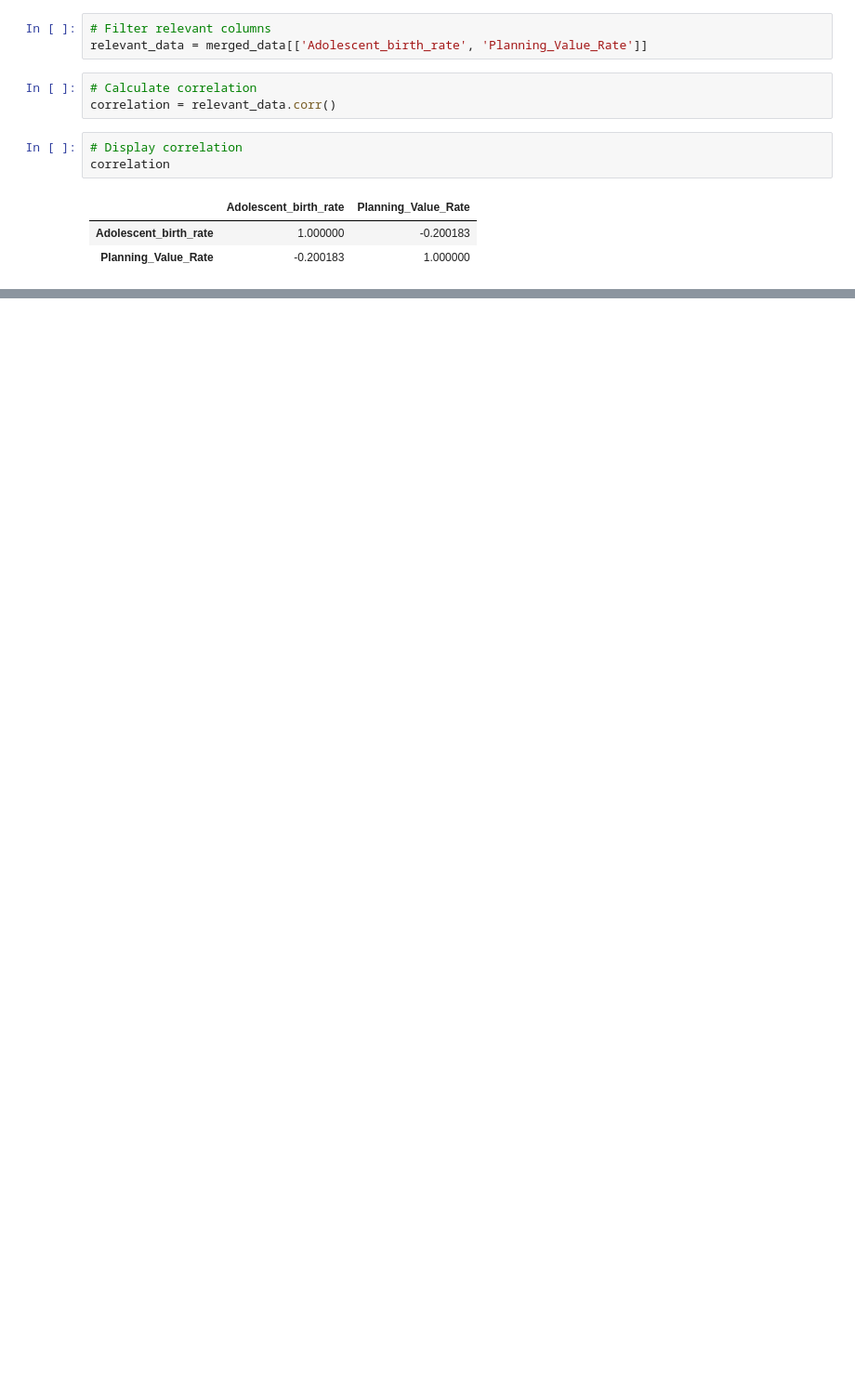
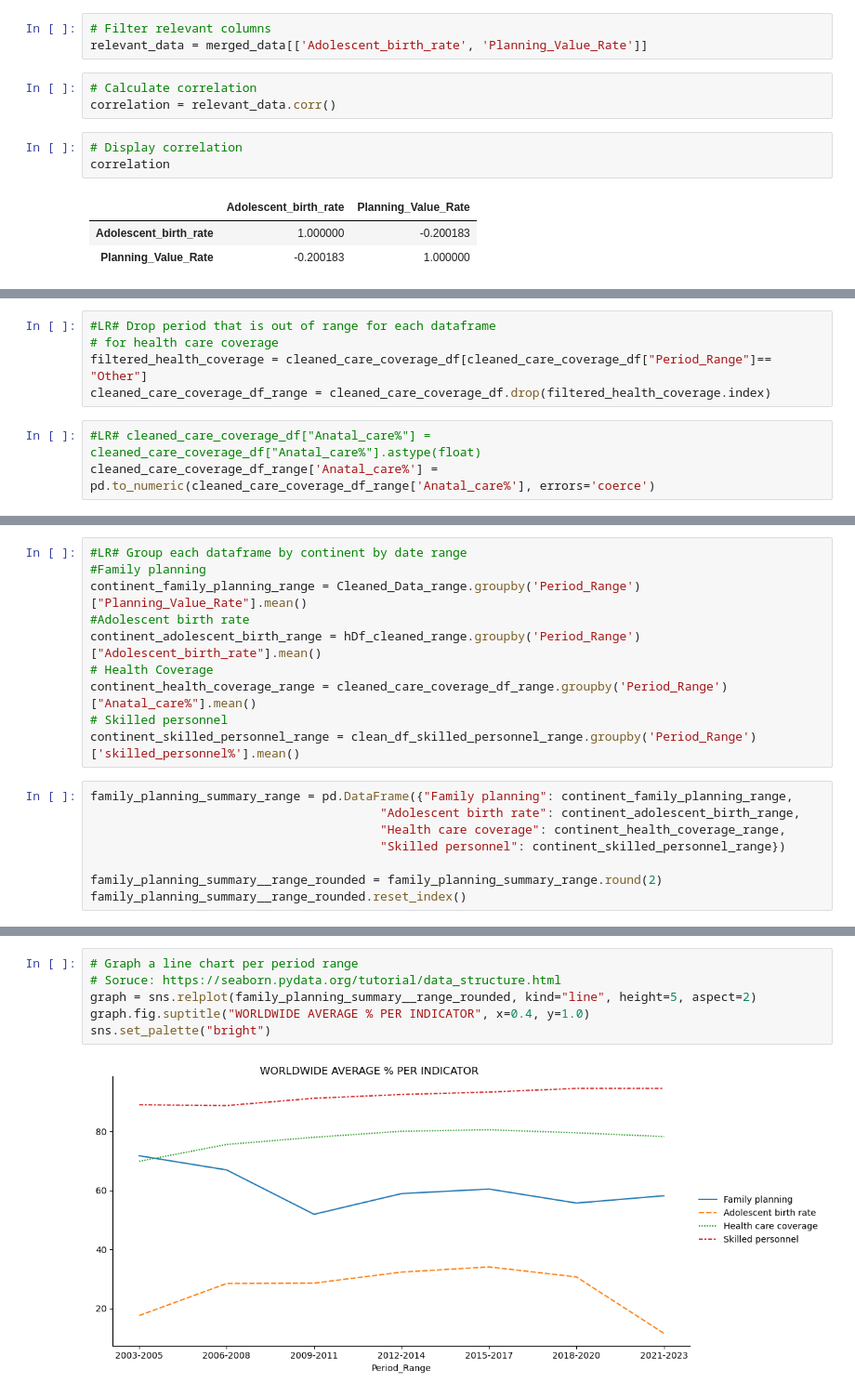
Before and after one commit to laurar9889/Project_3_Team_1, a Jupyter notebook: main_file.ipynb, the cells around one changed output, grey strips where cells are left out. Shown at 93% size. Saved outputs shown, nothing was run; the diff lists cells and outputs as text; blank space fills up the shorter version.

```diff
--- a/main_file.ipynb
+++ b/main_file.ipynb
@@ -1102,0 +1125,8 @@ correlation
+# %%
+#LR# Drop period that is out of range for each dataframe
+# for health care coverage
+filtered_health_coverage = cleaned_care_coverage_df[cleaned_care_coverage_df["Period_Range"]== "Other"]
+cleaned_care_coverage_df_range = cleaned_care_coverage_df.drop(filtered_health_coverage.index)
+# %%
+#LR# cleaned_care_coverage_df["Anatal_care%"] = cleaned_care_coverage_df["Anatal_care%"].astype(float)
+cleaned_care_coverage_df_range['Anatal_care%'] = pd.to_numeric(cleaned_care_coverage_df_range['Anatal_care%'], errors='coerce')
@@ -1102,0 +1275,18 @@ correlation
+# %%
+#LR# Group each dataframe by continent by date range
+#Family planning
+continent_family_planning_range = Cleaned_Data_range.groupby('Period_Range')["Planning_Value_Rate"].mean()
+#Adolescent birth rate
+continent_adolescent_birth_range = hDf_cleaned_range.groupby('Period_Range')["Adolescent_birth_rate"].mean()
+# Health Coverage
+continent_health_coverage_range = cleaned_care_coverage_df_range.groupby('Period_Range')["Anatal_care%"].mean()
+# Skilled personnel
+continent_skilled_personnel_range = clean_df_skilled_personnel_range.groupby('Period_Range')['skilled_personnel%'].mean()
+# %%
+family_planning_summary_range = pd.DataFrame({"Family planning": continent_family_planning_range,
+                                        "Adolescent birth rate": continent_adolescent_birth_range,
+                                        "Health care coverage": continent_health_coverage_range,
+                                        "Skilled personnel": continent_skilled_personnel_range})
+
+family_planning_summary__range_rounded = family_planning_summary_range.round(2)
+family_planning_summary__range_rounded.reset_index()
@@ -1102,0 +1302,8 @@ correlation
+# %%
+# Graph a line chart per period range
+# Soruce: https://seaborn.pydata.org/tutorial/data_structure.html
+graph = sns.relplot(family_planning_summary__range_rounded, kind="line", height=5, aspect=2)
+graph.fig.suptitle("WORLDWIDE AVERAGE % PER INDICATOR", x=0.4, y=1.0)
+sns.set_palette("bright")
+# %% [output]
+[figure, added]
```
Also changed, not shown: parts of 20 cells of this notebook.
